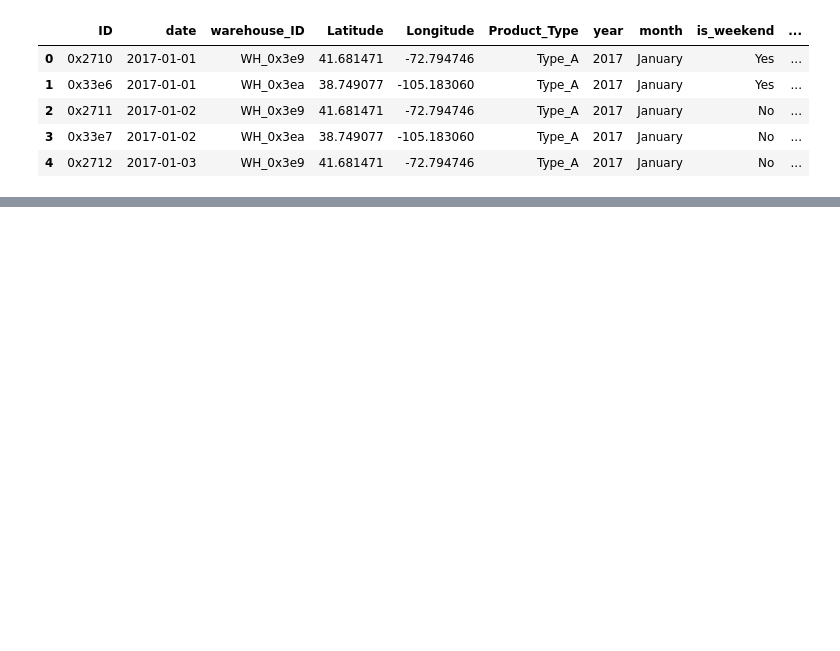
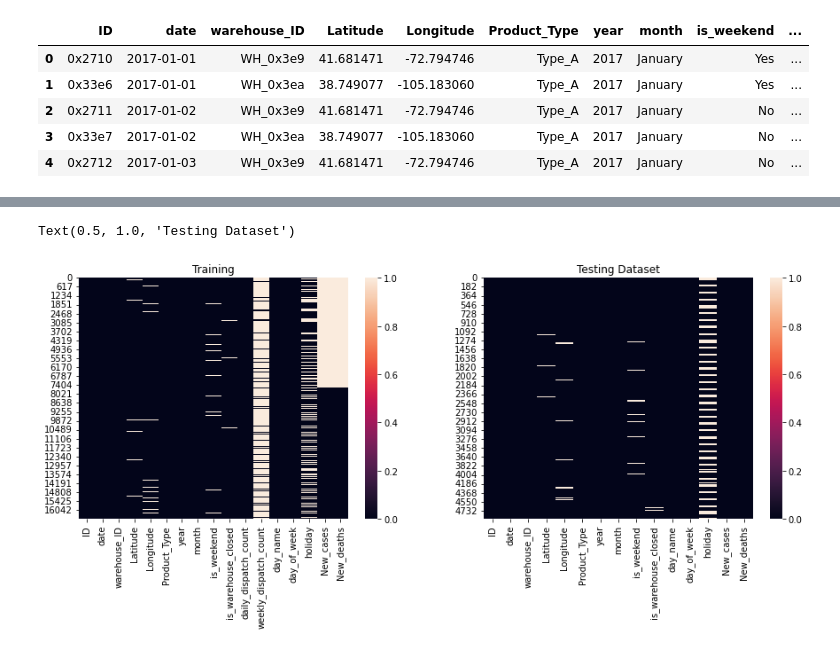
Before and after one commit to piyumaha12/Tredence-Data-Scientist-Hackathon, a Jupyter notebook: demand_forecasting.ipynb, the cells around one changed output, grey strips where cells are left out. Drawn from its saved outputs; the diff is of its cells as text; code cells hidden in the pictures; blank space fills up the shorter version.

```diff
--- a/demand_forecasting.ipynb
+++ b/demand_forecasting.ipynb
@@ -327,3 +339,17 @@ holiday_us['Holiday'] = 'No'
-# %%
-train_with_holiday = pd.merge(left = train, right= holiday_us, on = 'date', how = 'left')
-train_complete = pd.merge(left = train_with_holiday, right= covid, on = 'date', how = 'left')
+# %%
+def more_information_fun(data_frame, date_col_name = 'date'):
+    df = data_frame.copy()
+    df['day_name'] = df[date_col_name].dt.day_name()
+    df['day_of_week'] = df[date_col_name].dt.dayofweek
+    start_date = df[date_col_name][0]
+    end_date = df[date_col_name].iloc[-1]
+    ushd = CustomBusinessDay(calendar = USFederalHolidayCalendar())
+    holidays_df = pd.DataFrame(pd.date_range(start=start_date, end = end_date, freq=ushd), columns=['date'])
+    holidays_df['holiday'] = 'No'
+    train_with_holiday = pd.merge(left = df, right= holidays_df, on = 'date', how = 'left')
+    df = pd.merge(left = train_with_holiday, right= covid, on = 'date', how = 'left')
+    return df
+# %%
+train_complete = more_information_fun(train)
+# %%
+test_complete = more_information_fun(test)
@@ -338,0 +382,12 @@ train_complete.head()
+# %%
+plt.figure(figsize = (15,5))
+plt.subplot(1,2,1)
+sns.heatmap(train_complete.isnull())
+plt.title('Training')
+
+plt.subplot(1,2,2)
+sns.heatmap(test_complete.isnull())
+plt.title('Testing Dataset')
+# %% [output]
+Text(0.5, 1.0, 'Testing Dataset')
+[figure, added]
```
Also changed, not shown: parts of 20 cells of this notebook.
